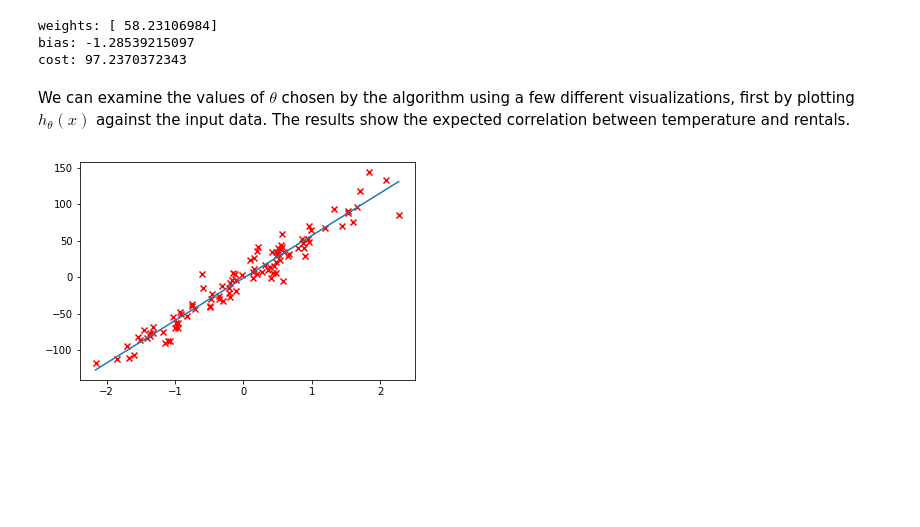
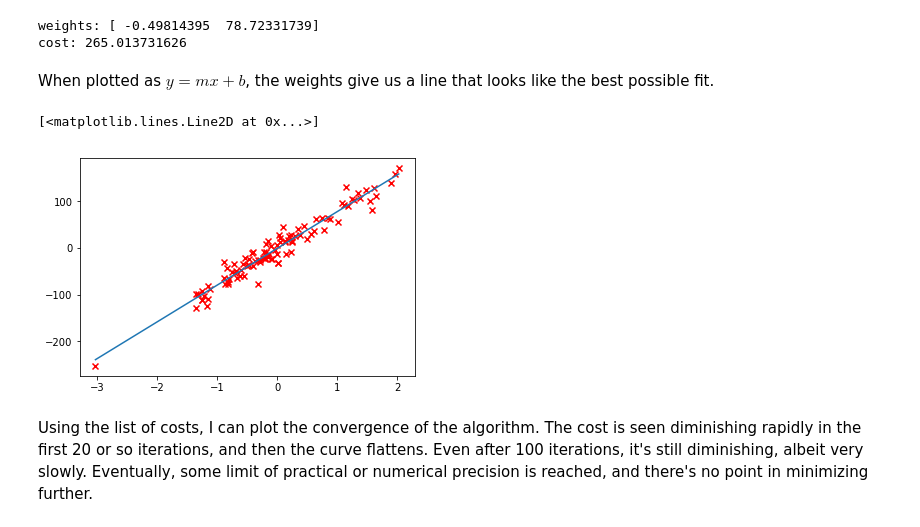
Before and after one commit to crsmithdev/notebooks, a Jupyter notebook: ml-linear-regression/ml-linear-regression.ipynb, the cells around one changed output. Cells and saved outputs as stored; diff of their text form; code cells hidden in the pictures; blank space fills up the shorter version.

```diff
--- a/ml-linear-regression/ml-linear-regression.ipynb
+++ b/ml-linear-regression/ml-linear-regression.ipynb
@@ -84,35 +76,35 @@ See [here](http://mccormickml.com/2014/03/04/gradient-descent-derivation/) for a
 # %%
-def gradient_descent(X, y, alpha, iterations):
+def gradient_descent(X, y, rate, iterations):
     weights = np.zeros(X.shape[1])
-    bias = 0#np.zeros(X.shape[1])
     costs = []
 
     for i in range(iterations):
-        costs.append(cost(X, y, weights, bias))
+        costs.append(cost(X, y, weights))
 
-        error = predict(X, weights, bias) - y
-        bias = bias - (alpha / len(y)) * np.sum(error)
-        weights = weights - (alpha / len(y)) * np.matmul(X.T, error)
+        error = predict(X, weights) - y
+        weights = weights - (rate / len(y)) * np.dot(X.T, error)
 
-    return weights, bias, costs
+    return weights, costs
 
-weights, bias, costs = gradient_descent(X, y, 0.1, 100)
+X_ = np.hstack((np.ones((100, 1)), X))
+w, costs = gradient_descent(X_, y, 0.1, 100)
 
-print("weights:", weights)
-print("bias:", bias)
-print('cost:', cost(X, y, weights, bias))
-#print(costs)
+print("weights:", w)
+print('cost:', cost(X_, y, w))
 # %% [output]
-weights: [ 58.23106984]
-bias: -1.28539215097
-cost: 97.2370372343
+weights: [ -0.49814395  78.72331739]
+cost: 265.013731626
-# %% [markdown]
-We can examine the values of $\theta$ chosen by the algorithm using a few different visualizations, first by plotting $h_\theta(x)$ against the input data.  The results show the expected correlation between temperature and rentals.
-# %%
-plot(X, y)
-plot_regression(X, weights, bias)
-# %% [output]
-[figure, removed]
+# %% [markdown]
+When plotted as $y = mx + b$, the weights give us a line that looks like the best possible fit.
+# %%
+plot(X, y)
+points = np.linspace(min(X), max(X))
+plt.plot(points, w[0] + w[1] * points)
+# %% [output]
+[<matplotlib.lines.Line2D at 0x...>]
+[figure, added]
+# %% [markdown]
+Using the list of costs, I can plot the convergence of the algorithm.  The cost is seen diminishing rapidly in the first 20 or so iterations, and then the curve flattens.  Even after 100 iterations, it's still diminishing, albeit very slowly.  Eventually, some limit of practical or numerical precision is reached, and there's no point in minimizing further.
 # %%
 plt.plot(costs)
 # %% [output]
```
Also changed, not shown: parts of 43 cells of this notebook.
